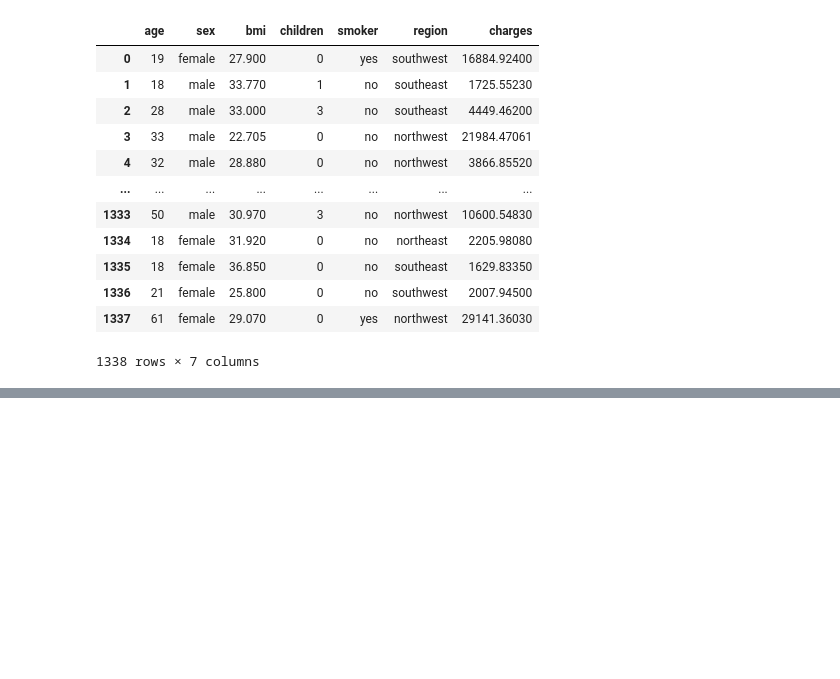
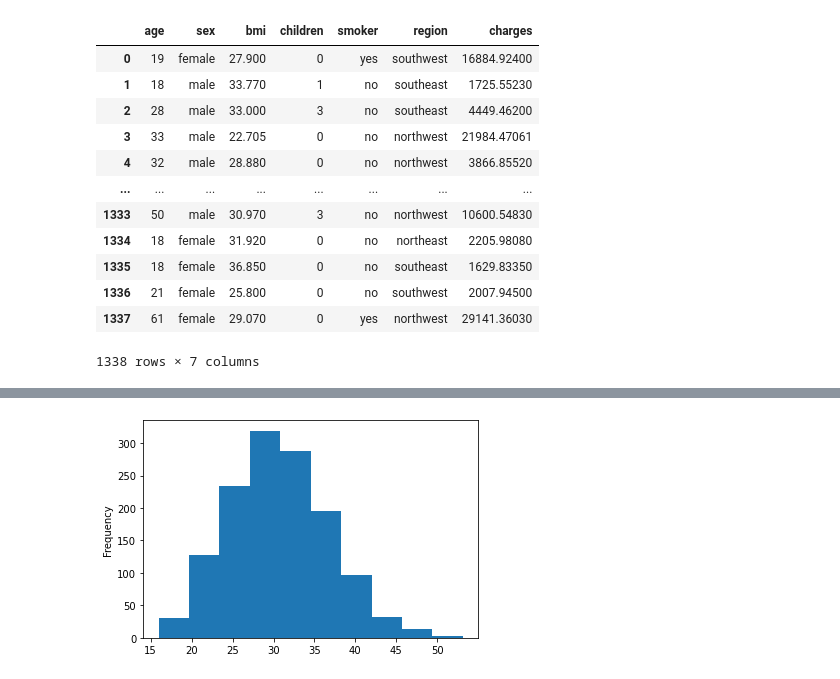
Before and after one commit to markitos314/tf_insurance_regression, a Jupyter notebook: insurance.ipynb, the cells around one changed output, grey strips where cells are left out. Saved outputs shown, nothing was run; the diff lists cells and outputs as text; code cells hidden in the pictures; blank space fills up the shorter version.

```diff
--- a/insurance.ipynb
+++ b/insurance.ipynb
@@ -26,0 +386,4 @@ insurance
+# %%
+X.bmi.plot(kind="hist");
+# %% [output]
+[figure, added]
```
Also changed, not shown: parts of 56 cells of this notebook.
